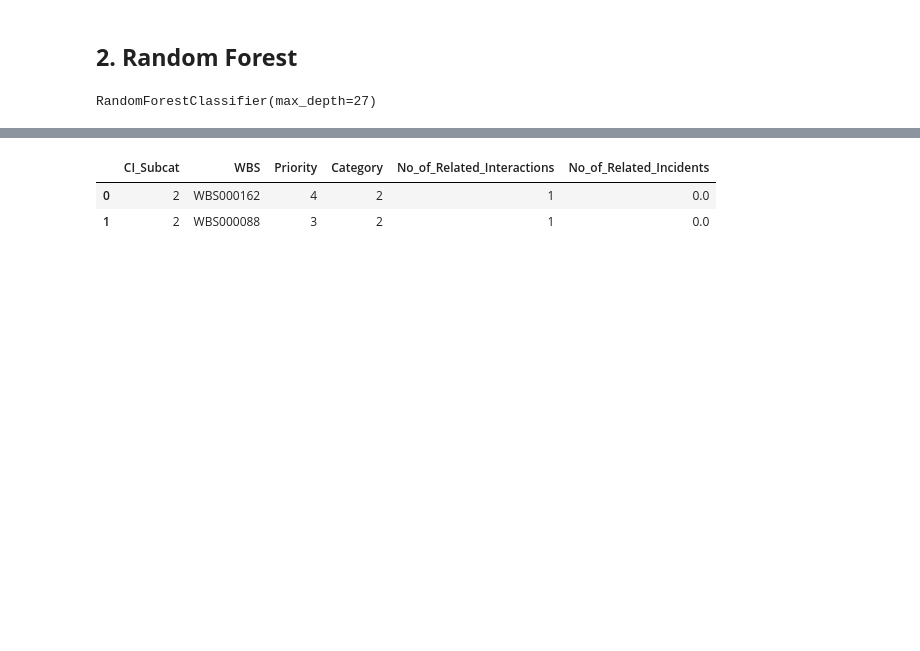
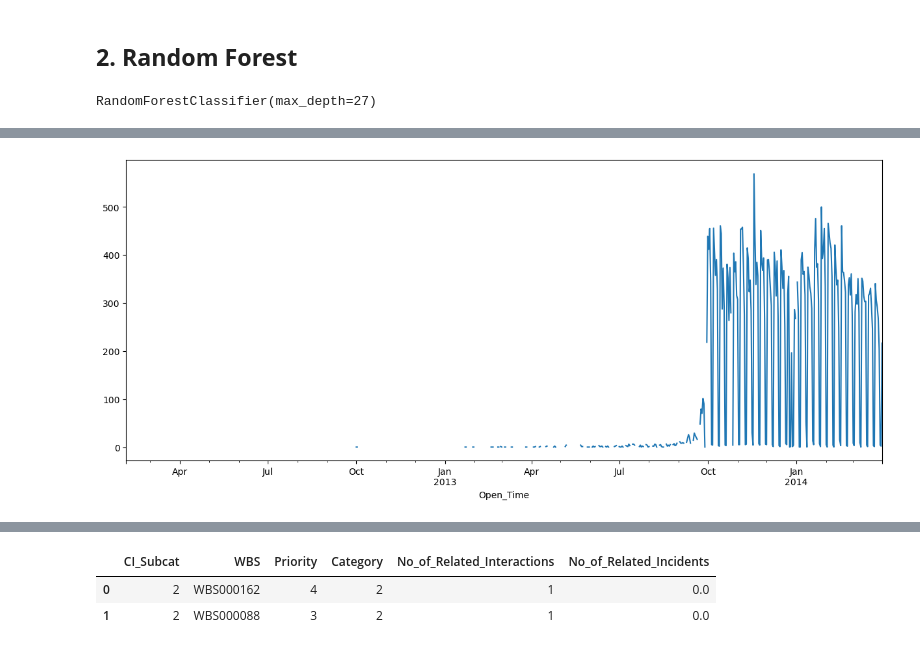
Before and after one commit to Dishantkharkar/ITSM-ML-Improvement-ABC-Tech, a Jupyter notebook: Data Preprocessing and Feature Engineering.ipynb, the cells around one changed output, grey strips where cells are left out. Saved outputs shown, nothing was run; the diff lists cells and outputs as text; code cells hidden in the pictures; blank space fills up the shorter version.

```diff
--- a/Data Preprocessing and Feature Engineering.ipynb
+++ b/Data Preprocessing and Feature Engineering.ipynb
@@ -2020,0 +2087,2 @@ array([[  89,   10,   40,   19],
+# %%
+df.drop(['Incident_ID'],axis=1,inplace=True)
@@ -2020,0 +2093,2 @@ array([[  89,   10,   40,   19],
+# %%
+df.drop_duplicates(inplace=True)
@@ -2020,0 +2111,5 @@ array([[  89,   10,   40,   19],
+# %%
+# Setting Date as the Index
+df = df.set_index('Open_Time')
+df.index = pd.to_datetime(df.index)
+df.index
@@ -2020,0 +2140,5 @@ array([[  89,   10,   40,   19],
+# %%
+# Making a new Series with frequency as Day
+data1 = df['No_Incidents']
+data1 = data1.asfreq('D')
+data1.index
@@ -2020,0 +2164,6 @@ array([[  89,   10,   40,   19],
+# %%
+# Plotting number of tickets per day
+data1.plot(figsize=(15,6))
+plt.show()
+# %% [output]
+[figure, added]
```
Also changed, not shown: parts of 36 cells of this notebook.
